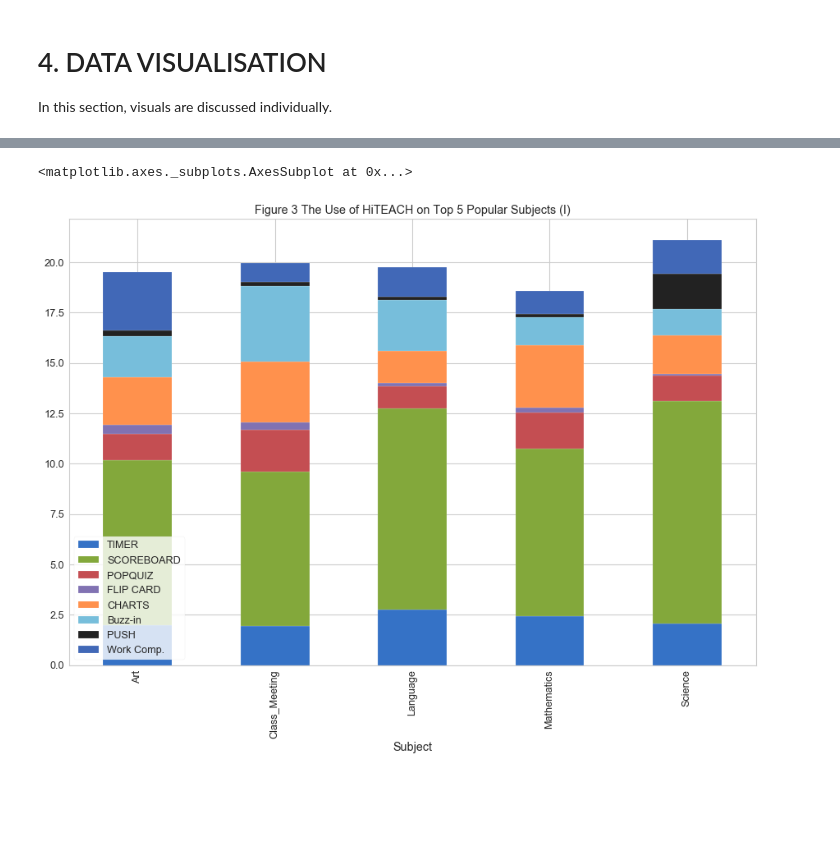
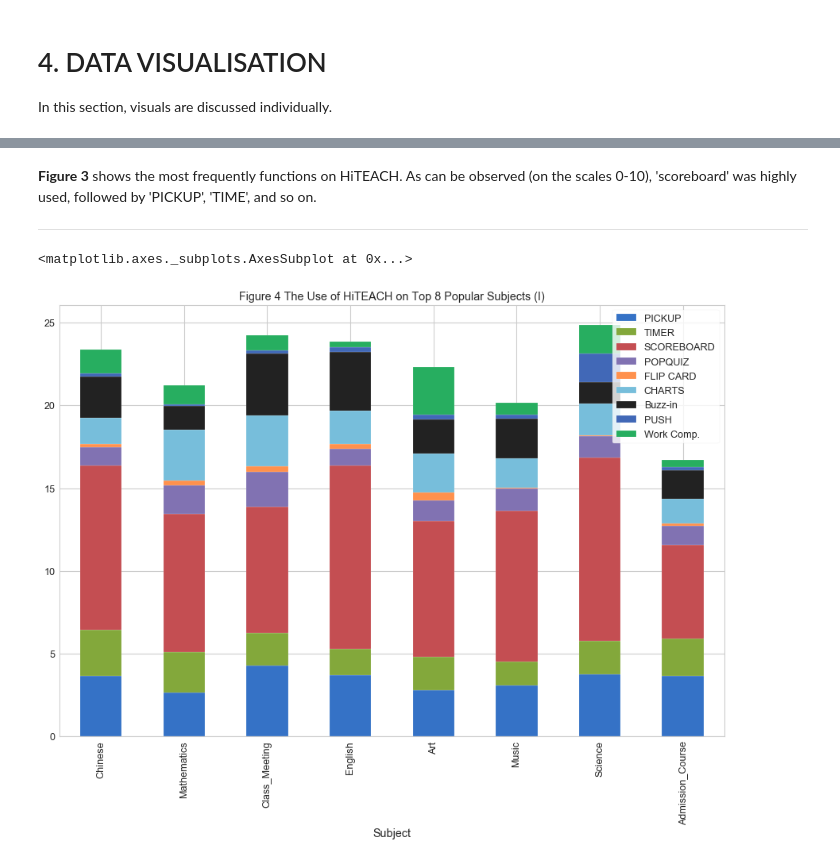
Before and after one commit to nat236919/Data_Science, a Jupyter notebook: HABOOK_HITEACH_subject-based.ipynb, the cells around one changed output, grey strips where cells are left out. Cells and saved outputs as stored; diff of their text form; code cells hidden in the pictures; blank space fills up the shorter version.

```diff
--- a/HABOOK_HITEACH_subject-based.ipynb
+++ b/HABOOK_HITEACH_subject-based.ipynb
@@ -58,7 +76,7 @@ Furthermore, factors, namely <b>'TIMER','SCOREBOARD','POPQUIZ','FLIP CARD','CHAR
 # %%
 ###------------------------------------------------------------------------------------------------------------###
 ## Data Preparation ##
-df = pd.read_excel('https://raw.githubusercontent.com/nat236919/Data_Science/master/subject-based_missing_values=0.xlsx')
+df = pd.read_excel('https://raw.githubusercontent.com/nat236919/Data_Science/master/subject-based_missing_values=0_revised.xlsx')
 print(df.head())
 
 # Getting rid of missing subjects (value == 0)
@@ -84,10 +102,11 @@ reindex(df_cleaned)
 
 subject_count = df_cleaned.set_index('Subject') # Count subjects and use them as indices
 
-df_by_subject = subject_count.groupby('Subject').mean()[['TIMER','SCOREBOARD','POPQUIZ',
+df_by_subject = subject_count.groupby('Subject').mean()[['PICKUP','TIMER','SCOREBOARD','POPQUIZ',
             'FLIP CARD','CHARTS','Buzz-in','PUSH','Work Comp.']] # Group by subjects showing the average of values (params)
 
-df_by_subject_top_5 = df_by_subject.iloc[[2,4,12,14,20],:]
+df_by_subject_top_8 = df_by_subject.loc[['Chinese','Mathematics','Class_Meeting','English','Art',
+                                         'Music','Science','Admission_Course'],:]
 
 ###------------------------------------------------------------------------------------------------------------###
 # %% [output]
@@ -154,7 +195,11 @@ As can be observed from <b>Figure 1</b>, a subject category <b>'Language'</b> is
+# %% [markdown]
+<b>Figure 3</b> shows the most frequently functions on HiTEACH. As can be observed (on the scales 0-10), 'scoreboard' was highly used, followed by 'PICKUP', 'TIME', and so on.
+
+-------------------------------------------------------------------------------------------------------------------------------
 # %%
-df_by_subject_top_5.sort_index().plot.bar(stacked = True, title='Figure 3 The Use of HiTEACH on Top 5 Popular Subjects (I)',
+df_by_subject_top_8.plot.bar(stacked = True, title='Figure 4 The Use of HiTEACH on Top 8 Popular Subjects (I)',
                                          figsize=(15,10))
 # %% [output]
 <matplotlib.axes._subplots.AxesSubplot at 0x...>
-[figure, old version]
+[figure, new version]
 # %%
```
Also changed, not shown: parts of 16 cells of this notebook.
